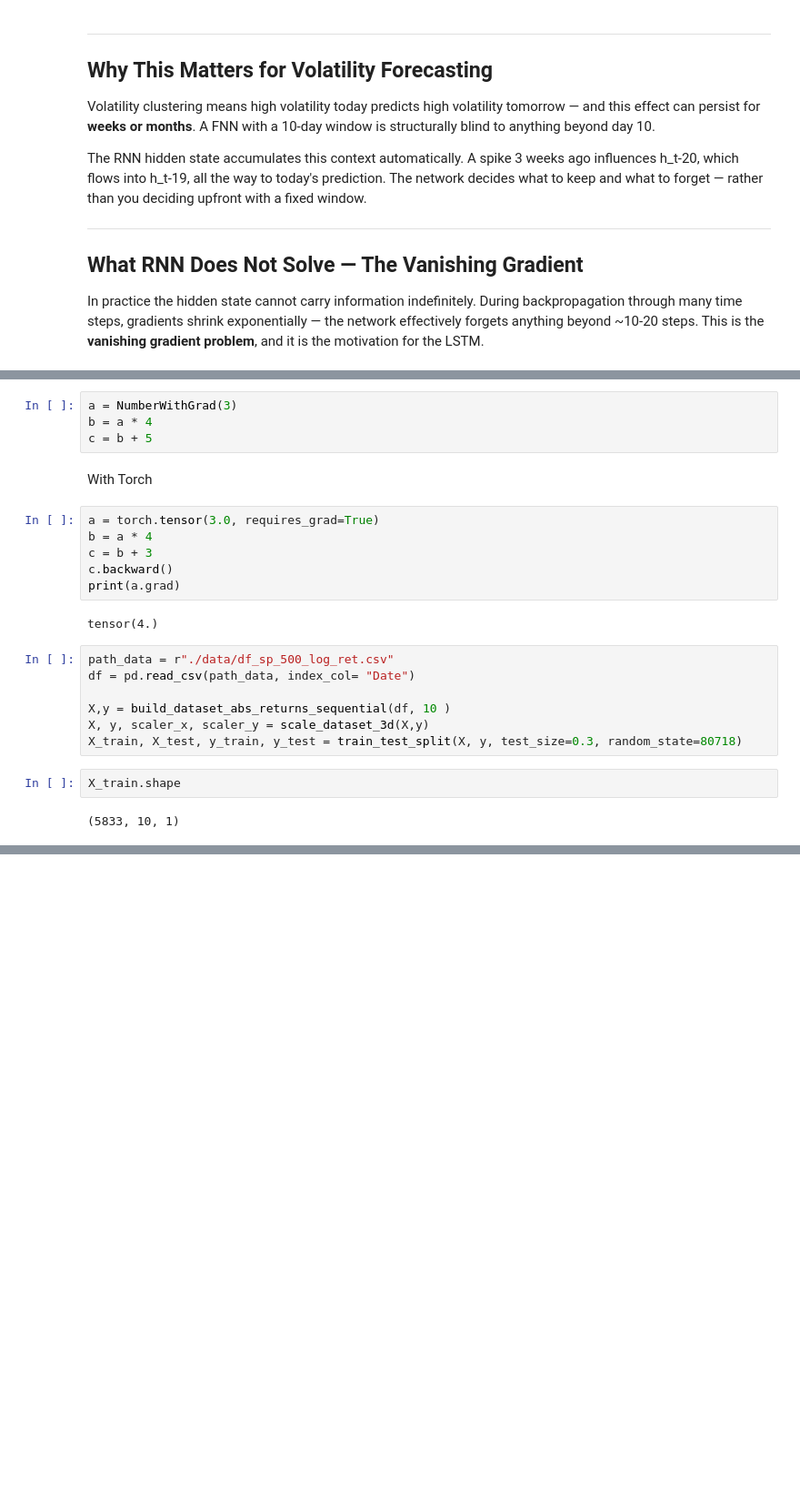
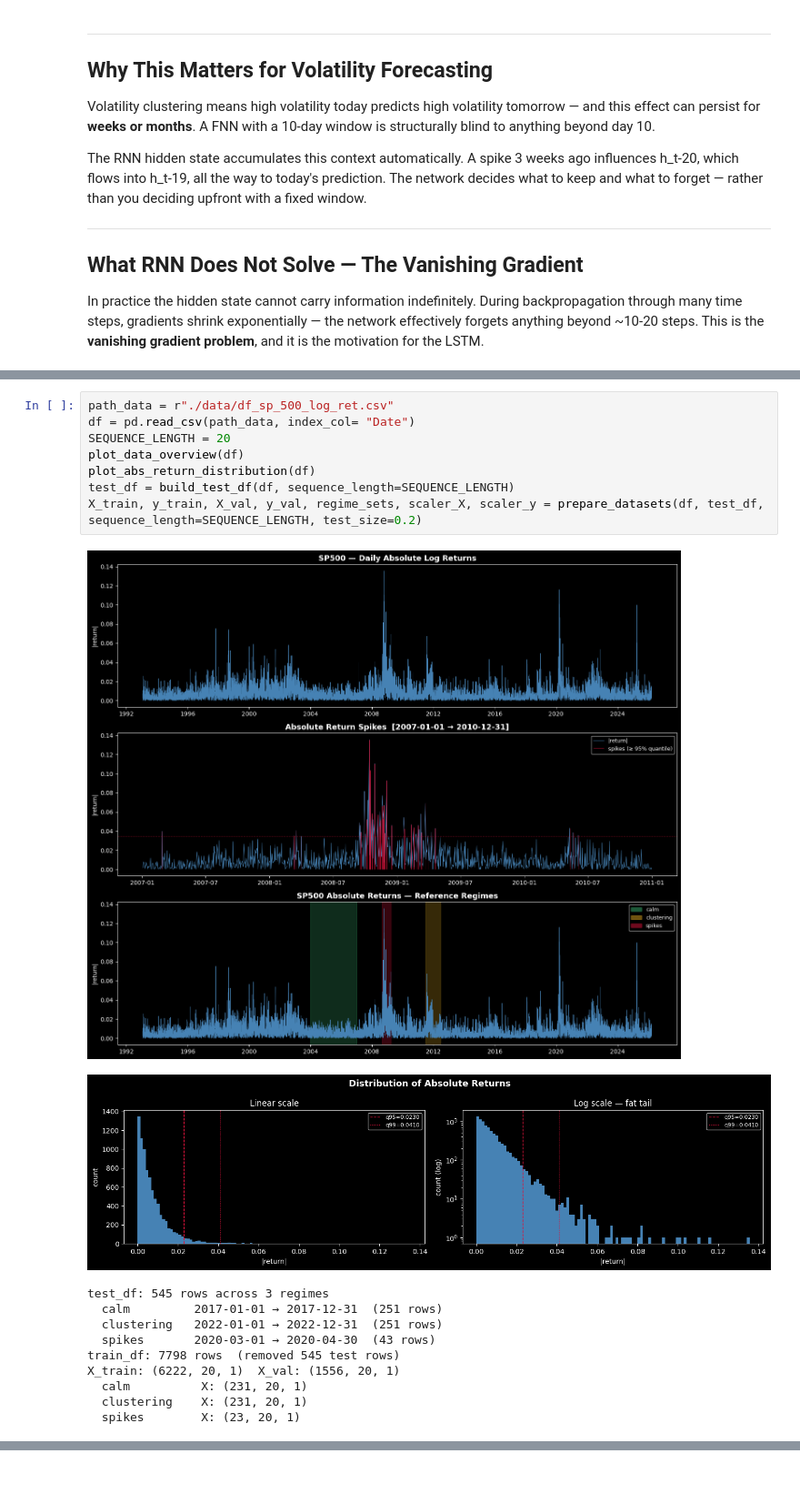
Before and after one commit to edouardblnc87/deep_learning_implementation, a Jupyter notebook: 6_rnn.ipynb, the cells around one changed output, grey strips where cells are left out. Shown at 91% size. Saved outputs shown, nothing was run; the diff lists cells and outputs as text; blank space fills up the shorter version.

```diff
--- a/6_rnn.ipynb
+++ b/6_rnn.ipynb
@@ -67,25 +67,20 @@ Custom Implementation
-# %%
-a = NumberWithGrad(3)
-b = a * 4
-c = b + 5
-# %% [markdown]
-With Torch
-# %%
-a = torch.tensor(3.0, requires_grad=True)
-b = a * 4
-c = b + 3
-c.backward()
-print(a.grad)
-# %% [output]
-tensor(4.)
-# %%
-path_data = r"./data/df_sp_500_log_ret.csv"
-df = pd.read_csv(path_data, index_col= "Date")
-
-X,y = build_dataset_abs_returns_sequential(df, 10 )
-X, y, scaler_x, scaler_y = scale_dataset_3d(X,y)
-X_train, X_test, y_train, y_test = train_test_split(X, y, test_size=0.3, random_state=80718)
-# %%
-X_train.shape
-# %% [output]
-(5833, 10, 1)
+# %%
+path_data = r"./data/df_sp_500_log_ret.csv"
+df = pd.read_csv(path_data, index_col= "Date")
+SEQUENCE_LENGTH = 20
+plot_data_overview(df)
+plot_abs_return_distribution(df)
+test_df = build_test_df(df, sequence_length=SEQUENCE_LENGTH)
+X_train, y_train, X_val, y_val, regime_sets, scaler_X, scaler_y = prepare_datasets(df, test_df, sequence_length=SEQUENCE_LENGTH, test_size=0.2)
+# %% [output]
+[figure, added]
+[figure, added]
+test_df: 545 rows across 3 regimes
+  calm         2017-01-01 → 2017-12-31  (251 rows)
+  clustering   2022-01-01 → 2022-12-31  (251 rows)
+  spikes       2020-03-01 → 2020-04-30  (43 rows)
+train_df: 7798 rows  (removed 545 test rows)
+X_train: (6222, 20, 1)  X_val: (1556, 20, 1)
+  calm          X: (231, 20, 1)
+  clustering    X: (231, 20, 1)
+  spikes        X: (23, 20, 1)
```
Also changed, not shown: parts of 26 cells of this notebook, 7 other files.
